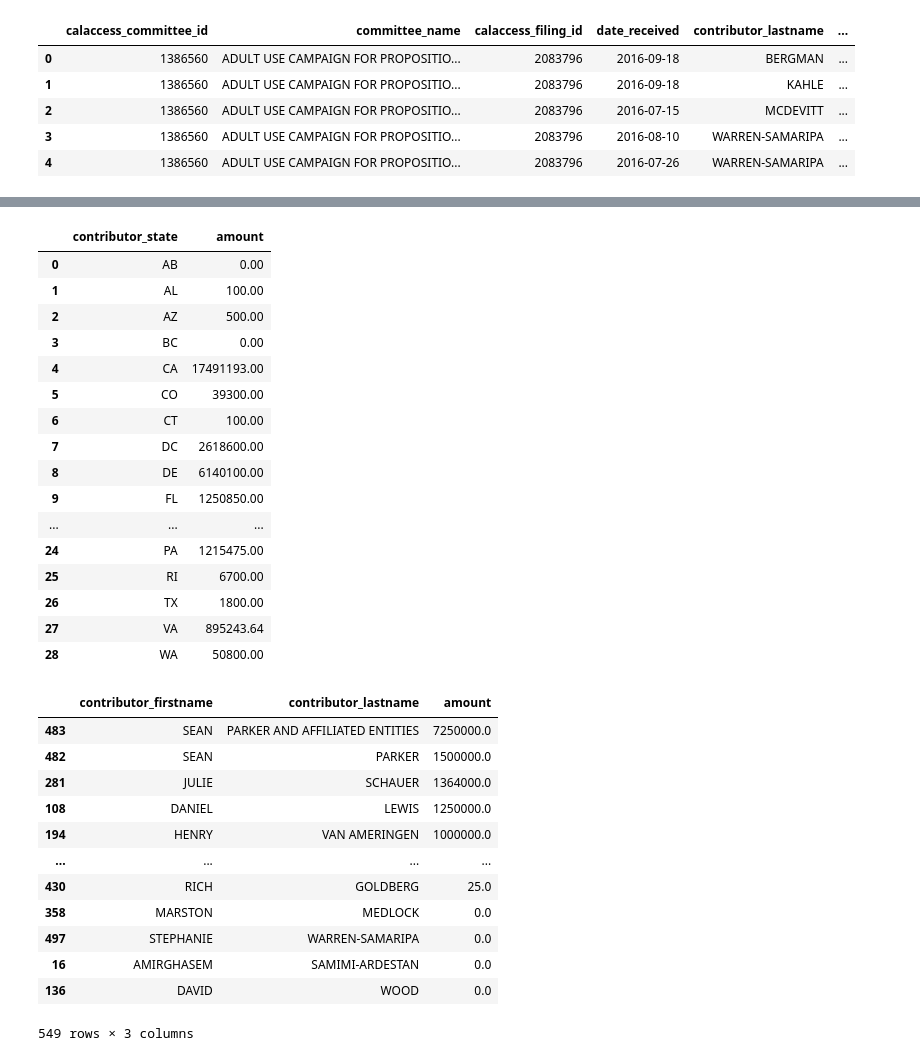
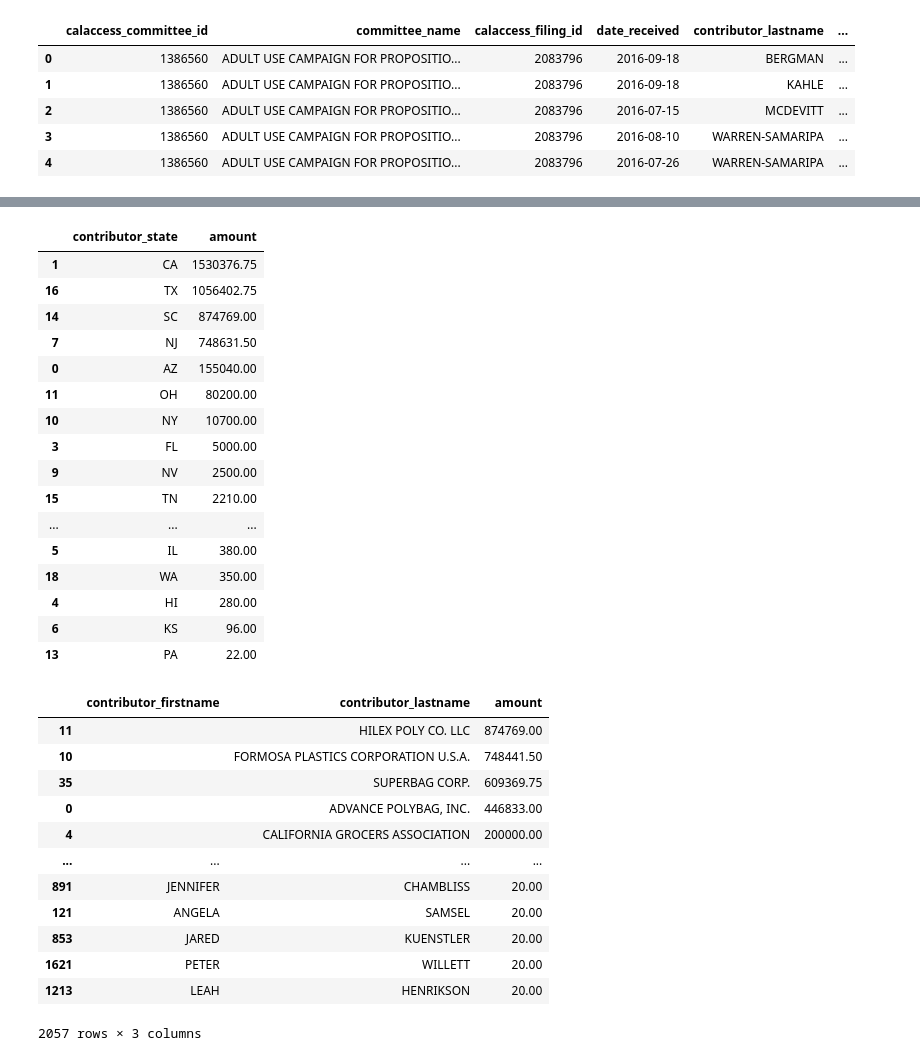
Before and after one commit to gordonje/first-python-notebook, a Jupyter notebook: my-notebook.ipynb, the cells around one changed output, grey strips where cells are left out. Drawn from its saved outputs; the diff is of its cells as text; code cells hidden in the pictures.

```diff
--- a/my-notebook.ipynb
+++ b/my-notebook.ipynb
@@ -3,3 +4,3 @@ import pandas as pd
 # %%
-committees = pd.read_csv("https://first-python-notebook.readthedocs.io/_static/committees.csv")
+all_committees = pd.read_csv("https://first-python-notebook.readthedocs.io/_static/committees.csv")
 # %%
@@ -47,0 +47,2 @@ my_prop = 'PROPOSITION 064- MARIJUANA LEGALIZATION. INITIATIVE STATUTE.'
+# %%
+my_prop = 'PROPOSITION 067- REFERENDUM TO OVERTURN BAN ON SINGLE-USE PLASTIC BAGS.'
@@ -48,2 +64,2 @@ my_prop = 'PROPOSITION 064- MARIJUANA LEGALIZATION. INITIATIVE STATUTE.'
 # %%
-committees.prop_name == my_prop
+committees = all_committees[all_committees.prop_name == my_prop]
@@ -63,5 +66,3 @@ Name: prop_name, Length: 102, dtype: bool
-# %%
-committees = committees[props.prop_name == my_prop]
 # %%
 committees.info()
 # %% [output]
@@ -181,36 +186,38 @@ oppose.sort_values("amount", ascending=False)
 # %%
-merged.groupby("contributor_state").amount.sum().reset_index()
+merged.groupby("contributor_state").amount.sum().reset_index().sort_values("amount", ascending=False)
 # %% [output]
 |  | contributor_state | amount |
-| 0 | AB | 0.00 |
-| 1 | AL | 100.00 |
-| 2 | AZ | 500.00 |
-| 3 | BC | 0.00 |
-| 4 | CA | 17491193.00 |
-| 5 | CO | 39300.00 |
-| 6 | CT | 100.00 |
-| 7 | DC | 2618600.00 |
-| 8 | DE | 6140100.00 |
-| 9 | FL | 1250850.00 |
+| 1 | CA | 1530376.75 |
+| 16 | TX | 1056402.75 |
+| 14 | SC | 874769.00 |
+| 7 | NJ | 748631.50 |
+| 0 | AZ | 155040.00 |
+| 11 | OH | 80200.00 |
+| 10 | NY | 10700.00 |
+| 3 | FL | 5000.00 |
+| 9 | NV | 2500.00 |
+| 15 | TN | 2210.00 |
 | ... | ... | ... |
-| 24 | PA | 1215475.00 |
-| 25 | RI | 6700.00 |
-| 26 | TX | 1800.00 |
-| 27 | VA | 895243.64 |
-| 28 | WA | 50800.00 |
+| 5 | IL | 380.00 |
+| 18 | WA | 350.00 |
+| 4 | HI | 280.00 |
+| 6 | KS | 96.00 |
+| 13 | PA | 22.00 |
 # %%
-merged.groupby(["contributor_firstname", "contributor_lastname"]).amount.sum().reset_index().sort_values("amount", ascending=False)
+merged.fillna("").groupby(
+    ["contributor_firstname", "contributor_lastname"]
+).amount.sum().reset_index().sort_values("amount", ascending=False)
 # %% [output]
 |  | contributor_firstname | contributor_lastname | amount |
-| 483 | SEAN | PARKER AND AFFILIATED ENTITIES | 7250000.0 |
-| 482 | SEAN | PARKER | 1500000.0 |
-| 281 | JULIE | SCHAUER | 1364000.0 |
-| 108 | DANIEL | LEWIS | 1250000.0 |
-| 194 | HENRY | VAN AMERINGEN | 1000000.0 |
+| 11 |  | HILEX POLY CO. LLC | 874769.00 |
+| 10 |  | FORMOSA PLASTICS CORPORATION U.S.A. | 748441.50 |
+| 35 |  | SUPERBAG CORP. | 609369.75 |
+| 0 |  | ADVANCE POLYBAG, INC. | 446833.00 |
+| 4 |  | CALIFORNIA GROCERS ASSOCIATION | 200000.00 |
 | ... | ... | ... | ... |
-| 430 | RICH | GOLDBERG | 25.0 |
-| 358 | MARSTON | MEDLOCK | 0.0 |
-| 497 | STEPHANIE | WARREN-SAMARIPA | 0.0 |
-| 16 | AMIRGHASEM | SAMIMI-ARDESTAN | 0.0 |
-| 136 | DAVID | WOOD | 0.0 |
+| 891 | JENNIFER | CHAMBLISS | 20.00 |
+| 121 | ANGELA | SAMSEL | 20.00 |
+| 853 | JARED | KUENSTLER | 20.00 |
+| 1621 | PETER | WILLETT | 20.00 |
+| 1213 | LEAH | HENRIKSON | 20.00 |
-549 rows × 3 columns
+2057 rows × 3 columns
```
Also changed, not shown: parts of 19 cells of this notebook, 1 other file.
